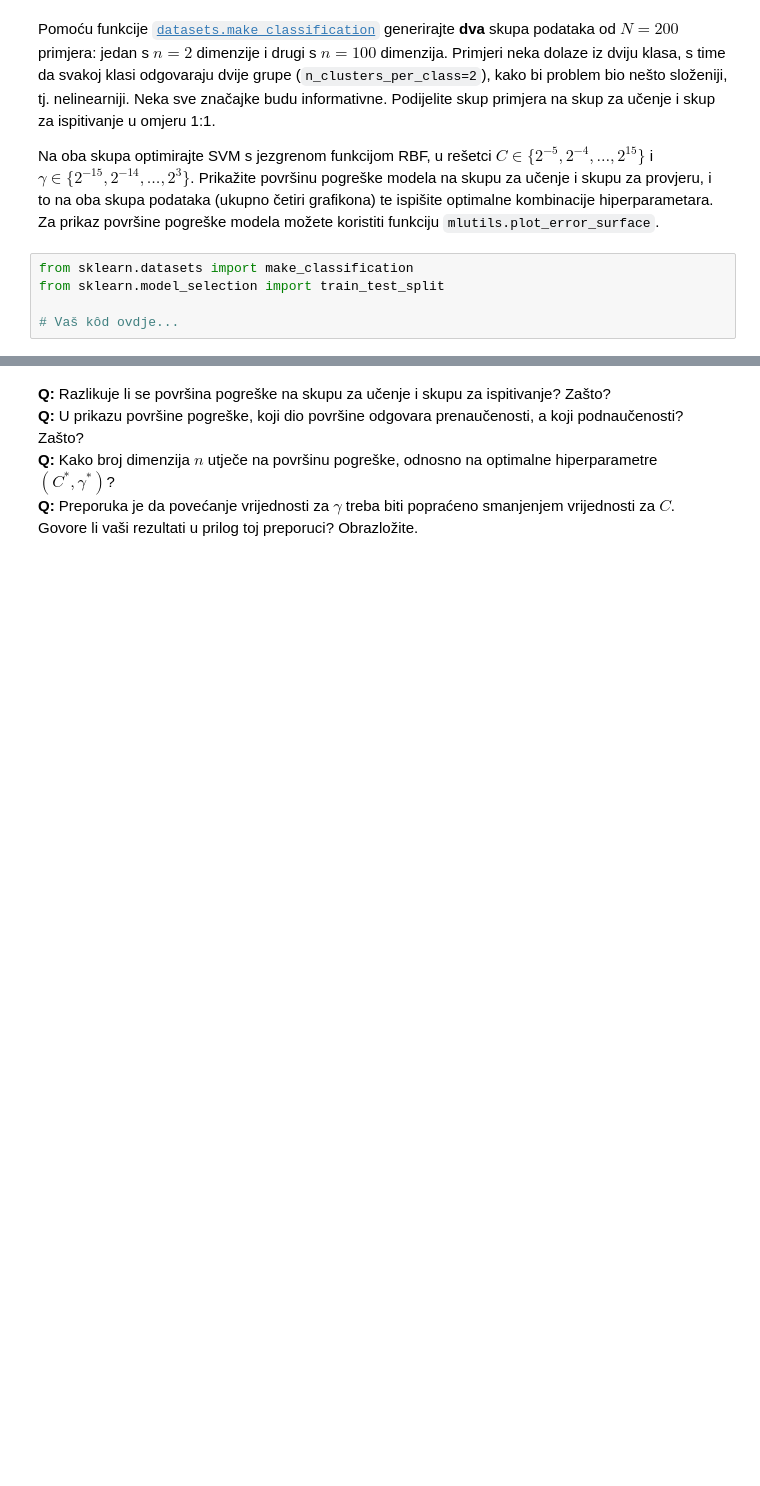
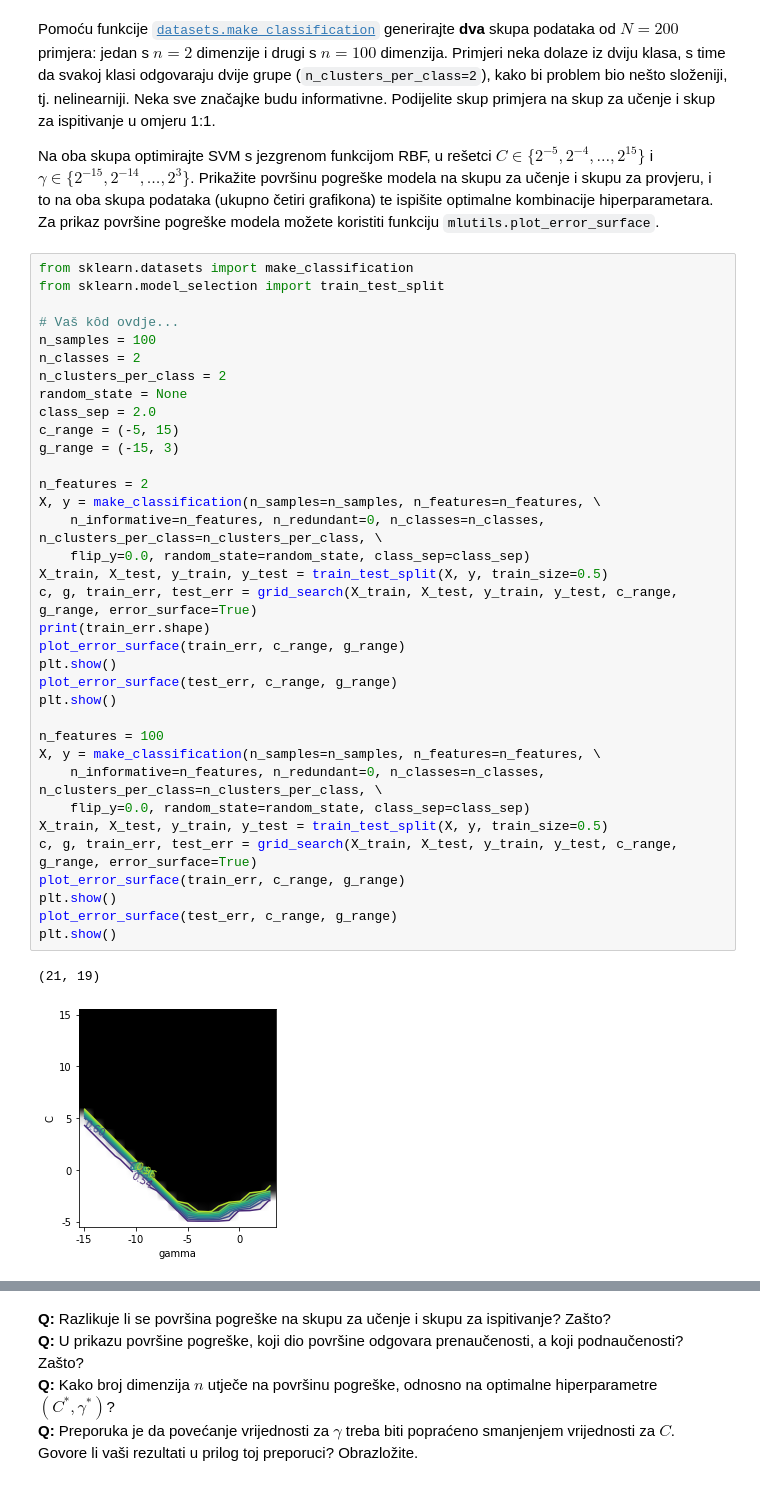
Before and after one commit to tomislavbjelcic/fer-tomislav, a Jupyter notebook: semestar_7/strojno/lab/SU1-2021-08-09-10-SVM.ipynb, the cells around one changed output, grey strips where cells are left out. Saved outputs shown, nothing was run; the diff lists cells and outputs as text; blank space fills up the shorter version.

```diff
--- a/semestar_7/strojno/lab/SU1-2021-08-09-10-SVM.ipynb
+++ b/semestar_7/strojno/lab/SU1-2021-08-09-10-SVM.ipynb
@@ -236,8 +271,41 @@ SyntaxError: unexpected EOF while parsing (1465060299.py, line 5)
 Pomoću funkcije [`datasets.make_classification`](http://scikit-learn.org/stable/modules/generated/sklearn.datasets.make_classification.html) generirajte **dva** skupa podataka od $N=200$ primjera: jedan s $n=2$ dimenzije i drugi s $n=100$ dimenzija. Primjeri neka dolaze iz dviju klasa, s time da svakoj klasi odgovaraju dvije grupe (`n_clusters_per_class=2`), kako bi problem bio nešto složeniji, tj. nelinearniji. Neka sve značajke budu informativne. Podijelite skup primjera na skup za učenje i skup za ispitivanje u omjeru 1:1.
 
 Na oba skupa optimirajte SVM s jezgrenom funkcijom RBF, u rešetci $C\in\{2^{-5},2^{-4},\dots,2^{15}\}$ i $\gamma\in\{2^{-15},2^{-14},\dots,2^{3}\}$. Prikažite površinu pogreške modela na skupu za učenje i skupu za provjeru, i to na oba skupa podataka (ukupno četiri grafikona) te ispišite optimalne kombinacije hiperparametara. Za prikaz površine pogreške modela možete koristiti funkciju `mlutils.plot_error_surface`.
-# %%
-from sklearn.datasets import make_classification
-from sklearn.model_selection import train_test_split
-
-# Vaš kôd ovdje...
+# %%
+from sklearn.datasets import make_classification
+from sklearn.model_selection import train_test_split
+
+# Vaš kôd ovdje...
+n_samples = 100
+n_classes = 2
+n_clusters_per_class = 2
+random_state = None
+class_sep = 2.0
+c_range = (-5, 15)
+g_range = (-15, 3)
+
+n_features = 2
+X, y = make_classification(n_samples=n_samples, n_features=n_features, \
+    n_informative=n_features, n_redundant=0, n_classes=n_classes, n_clusters_per_class=n_clusters_per_class, \
+    flip_y=0.0, random_state=random_state, class_sep=class_sep)
+X_train, X_test, y_train, y_test = train_test_split(X, y, train_size=0.5)
+c, g, train_err, test_err = grid_search(X_train, X_test, y_train, y_test, c_range, g_range, error_surface=True)
+print(train_err.shape)
+plot_error_surface(train_err, c_range, g_range)
+plt.show()
+plot_error_surface(test_err, c_range, g_range)
+plt.show()
+
+n_features = 100
+X, y = make_classification(n_samples=n_samples, n_features=n_features, \
+    n_informative=n_features, n_redundant=0, n_classes=n_classes, n_clusters_per_class=n_clusters_per_class, \
+    flip_y=0.0, random_state=random_state, class_sep=class_sep)
+X_train, X_test, y_train, y_test = train_test_split(X, y, train_size=0.5)
+c, g, train_err, test_err = grid_search(X_train, X_test, y_train, y_test, c_range, g_range, error_surface=True)
+plot_error_surface(train_err, c_range, g_range)
+plt.show()
+plot_error_surface(test_err, c_range, g_range)
+plt.show()
+# %% [output]
+(21, 19)
+[figure, added]
```
Also changed, not shown: parts of 4 cells of this notebook.
